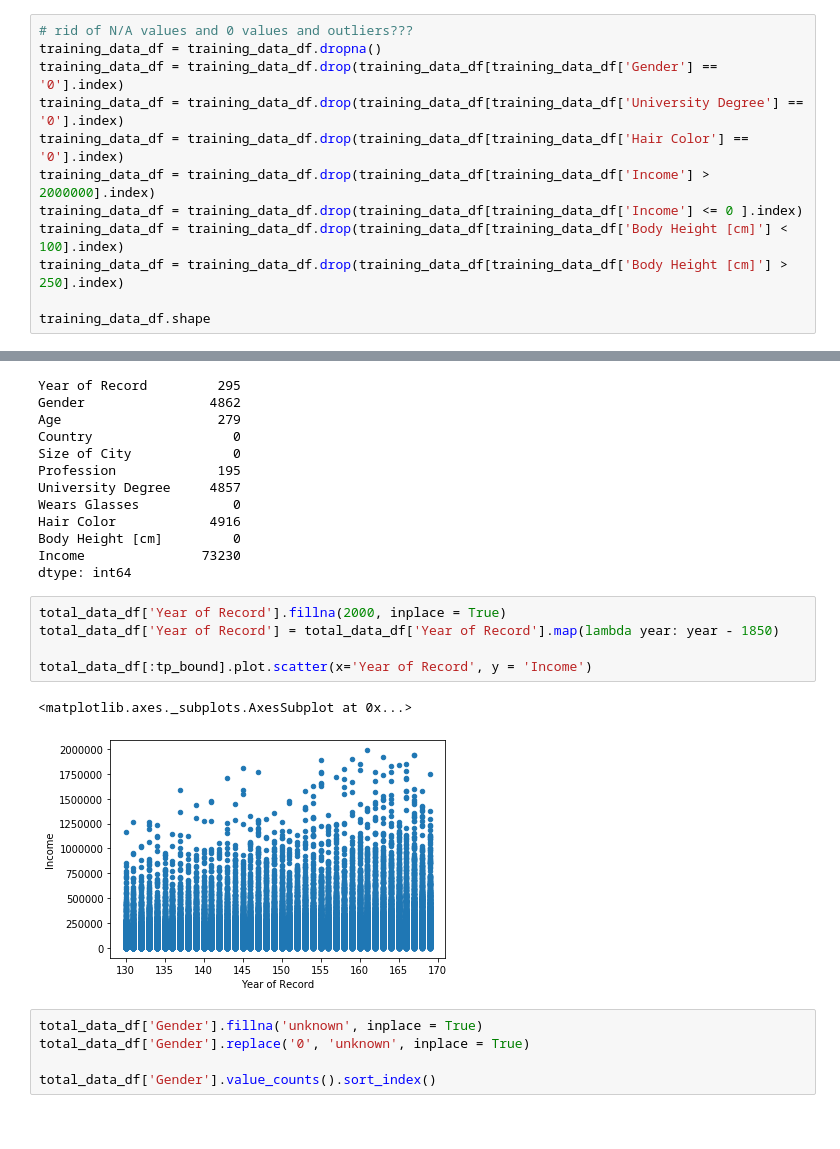
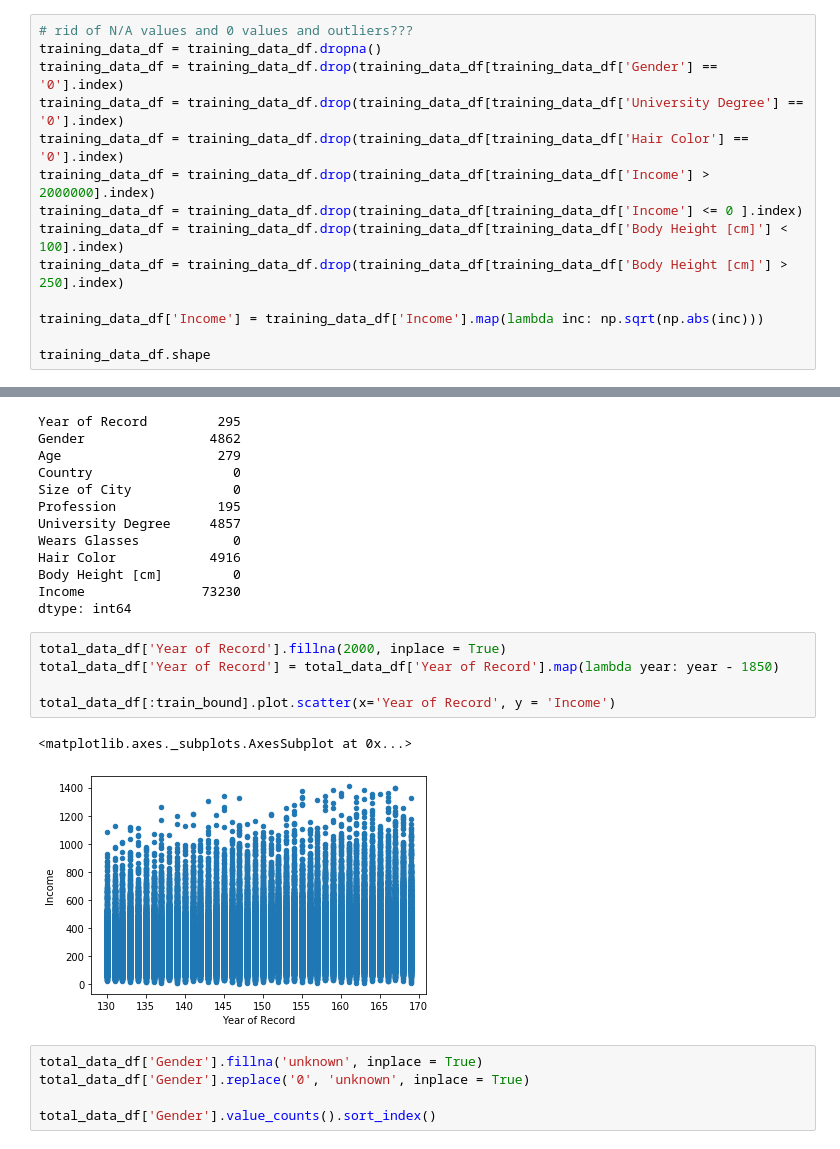
Before and after one commit to tannineo/cs7cs4-indi-comp, a Jupyter notebook: 20191014/training.ipynb, the cells around one changed output, grey strips where cells are left out. Drawn from its saved outputs; the diff is of its cells as text.

```diff
--- a/20191014/training.ipynb
+++ b/20191014/training.ipynb
@@ -27,6 +32,8 @@ training_data_df = training_data_df.drop(training_data_df[training_data_df['Inco
 training_data_df = training_data_df.drop(training_data_df[training_data_df['Body Height [cm]'] < 100].index)
 training_data_df = training_data_df.drop(training_data_df[training_data_df['Body Height [cm]'] > 250].index)
 
+training_data_df['Income'] = training_data_df['Income'].map(lambda inc: np.sqrt(np.abs(inc)))
+
 training_data_df.shape
 # %% [output]
 (89048, 11)
@@ -71,11 +78,11 @@ dtype: int64
 # %%
 total_data_df['Year of Record'].fillna(2000, inplace = True)
 total_data_df['Year of Record'] = total_data_df['Year of Record'].map(lambda year: year - 1850)
 
-total_data_df[:tp_bound].plot.scatter(x='Year of Record', y = 'Income')
+total_data_df[:train_bound].plot.scatter(x='Year of Record', y = 'Income')
 # %% [output]
 <matplotlib.axes._subplots.AxesSubplot at 0x...>
-[figure, old version]
+[figure, new version]
 # %%
 total_data_df['Gender'].fillna('unknown', inplace = True)
 total_data_df['Gender'].replace('0', 'unknown', inplace = True)
```
Also changed, not shown: parts of 15 cells of this notebook, 3 other files.
